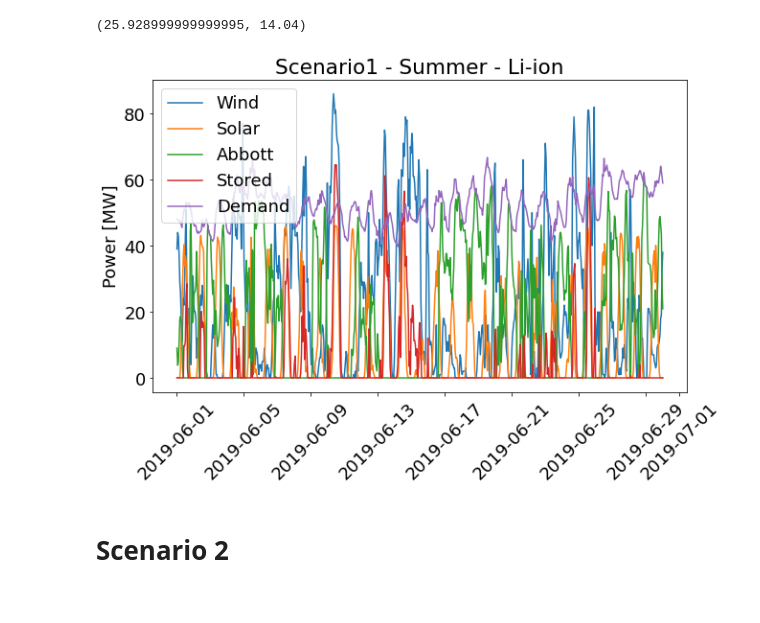
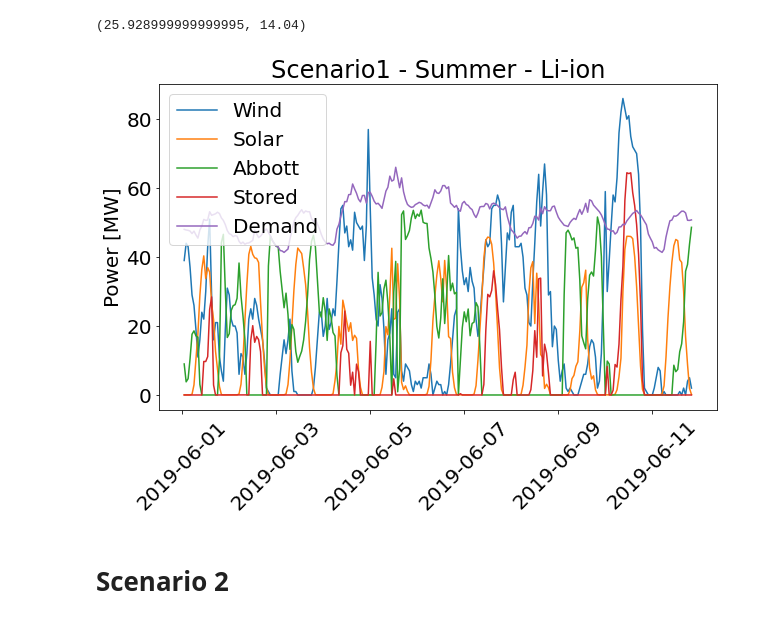
Before and after one commit to robfairh/uiuc-grid, a Jupyter notebook: alternative-summer.ipynb, the cells around one changed output. Drawn from its saved outputs; the diff is of its cells as text; code cells hidden in the pictures.

```diff
--- a/alternative-summer.ipynb
+++ b/alternative-summer.ipynb
@@ -462,40 +428,41 @@ abbott4 = demand - solar4 - wind4
 excess = abbott4.copy()
 excess[excess > 0] = 0
 abbott4[abbott4 < 0] = 0
 excess *= -1
 stored = np.roll(eff*excess, 1)
 totalA = sum(abbott4)/0.6 * 0.26 * 0.907185
 
 original_abbott4 = abbott4.copy()
 original_stored = stored.copy()
 
 for i in range(len(solar4)):
     if stored[i] > 0:
         if stored[i] <= abbott4[i]:
             abbott4[i] -= stored[i]
             stored[i] = 0
         else:
             if i < len(solar4)-1:
                 stored[i] -= abbott4[i]
                 stored[i+1] += stored[i]
                 stored[i] = 0
             else:
                 stored[i] -= abbott4[i]
             abbott4[i] = 0
 
-plt.plot(index, wind4, label='Wind')
-plt.plot(index, solar4, label='Solar')
-plt.plot(index, abbott4, label='Abbott')
-plt.plot(index, original_stored, label='Stored')
-plt.plot(index, demand, label='Demand')
+
+plt.plot(index[:260], wind4[:260], label='Wind')
+plt.plot(index[:260], solar4[:260], label='Solar')
+plt.plot(index[:260], abbott4[:260], label='Abbott')
+plt.plot(index[:260], original_stored[:260], label='Stored')
+plt.plot(index[:260], demand[:260], label='Demand')
 plt.legend()
 plt.xticks(rotation=45)
 plt.ylabel('Power [MW]')
 # plt.xlabel('Date')
 plt.title('Scenario1 - Summer - Li-ion')
-plt.savefig('scenario1-summerB', dpi=300, bbox_inches="tight")
+plt.savefig('scenario1-summerB2', dpi=300, bbox_inches="tight")
 # %% [output]
-[figure, old version]
+[figure, new version]
 # %% [markdown]
 # Scenario 2
 # %% [markdown]
```
Also changed, not shown: parts of 11 cells of this notebook, 6 other files.
